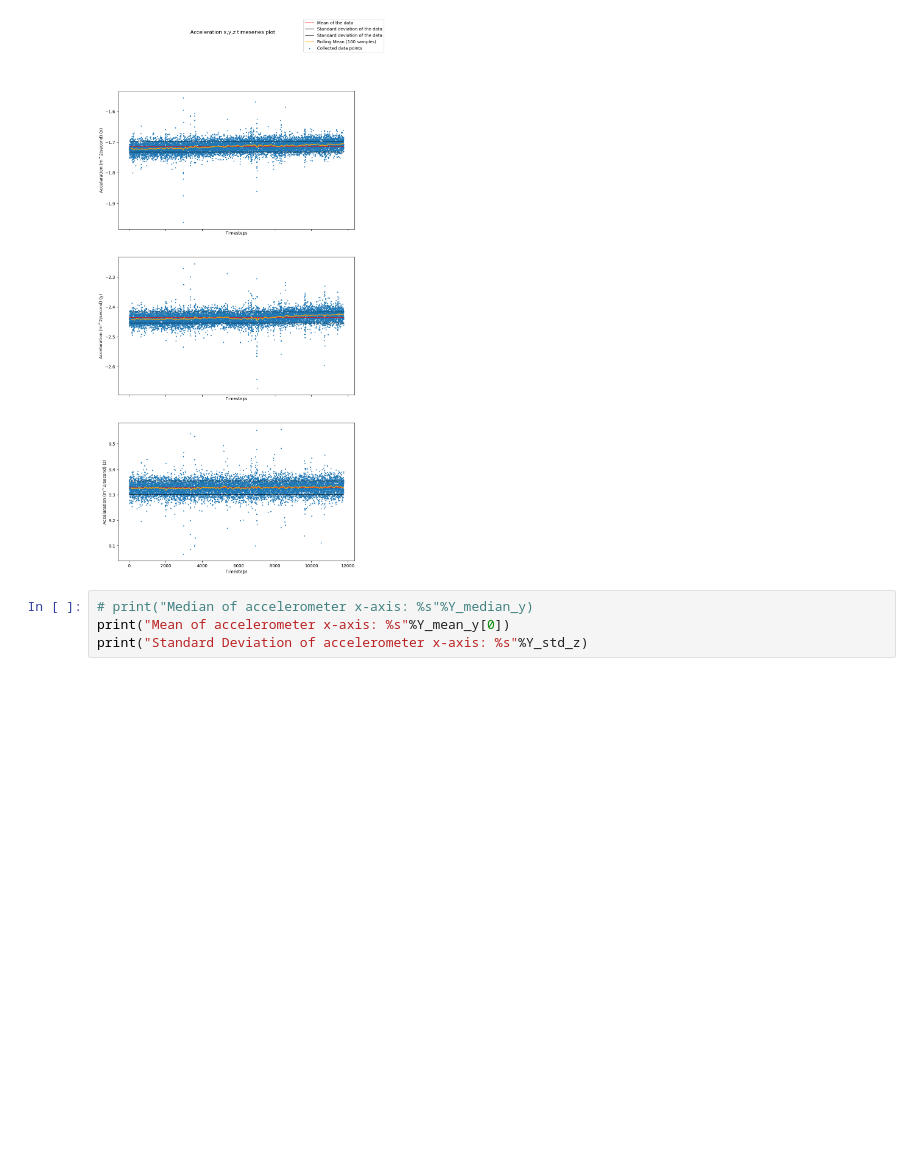
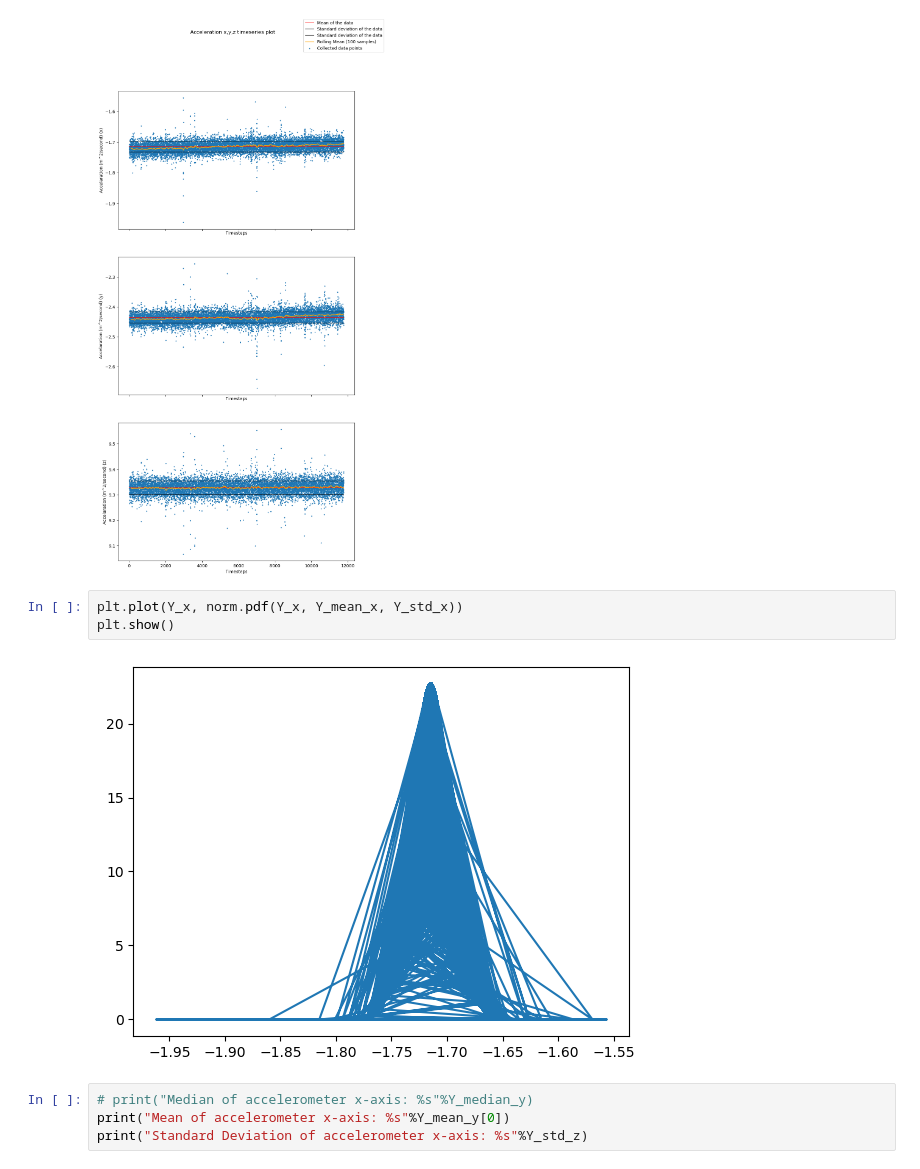
Before and after one commit to bansaldh/EECE5554, a Jupyter notebook: LAB3/src/Analysis/analysis_of_data.ipynb, the cells around one changed output. Drawn from its saved outputs; the diff is of its cells as text; blank space fills up the shorter version.

```diff
--- a/LAB3/src/Analysis/analysis_of_data.ipynb
+++ b/LAB3/src/Analysis/analysis_of_data.ipynb
@@ -301,6 +329,11 @@ Median of accelerometer x-axis: -1.715
 Mean of accelerometer x-axis: -1.7147163849486111
 Standard Deviation of accelerometer x-axis: 0.017568131947244953
 [figure]
+# %%
+plt.plot(Y_x, norm.pdf(Y_x, Y_mean_x, Y_std_x))
+plt.show()
+# %% [output]
+[figure, added]
 # %%
 # print("Median of accelerometer x-axis: %s"%Y_median_y)
 print("Mean of accelerometer x-axis: %s"%Y_mean_y[0])
```
Also changed, not shown: parts of 8 cells of this notebook, 3 other files.
